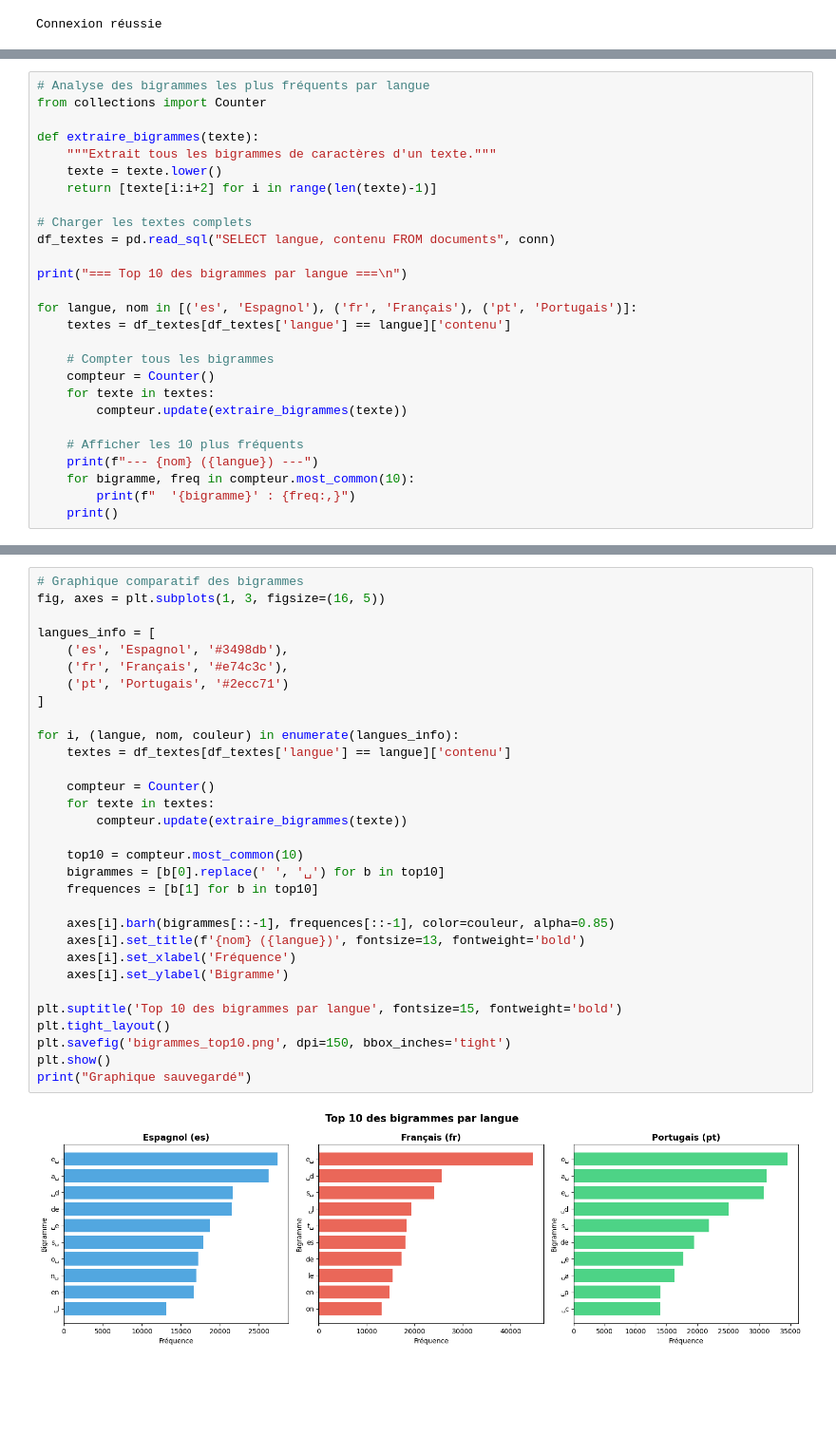
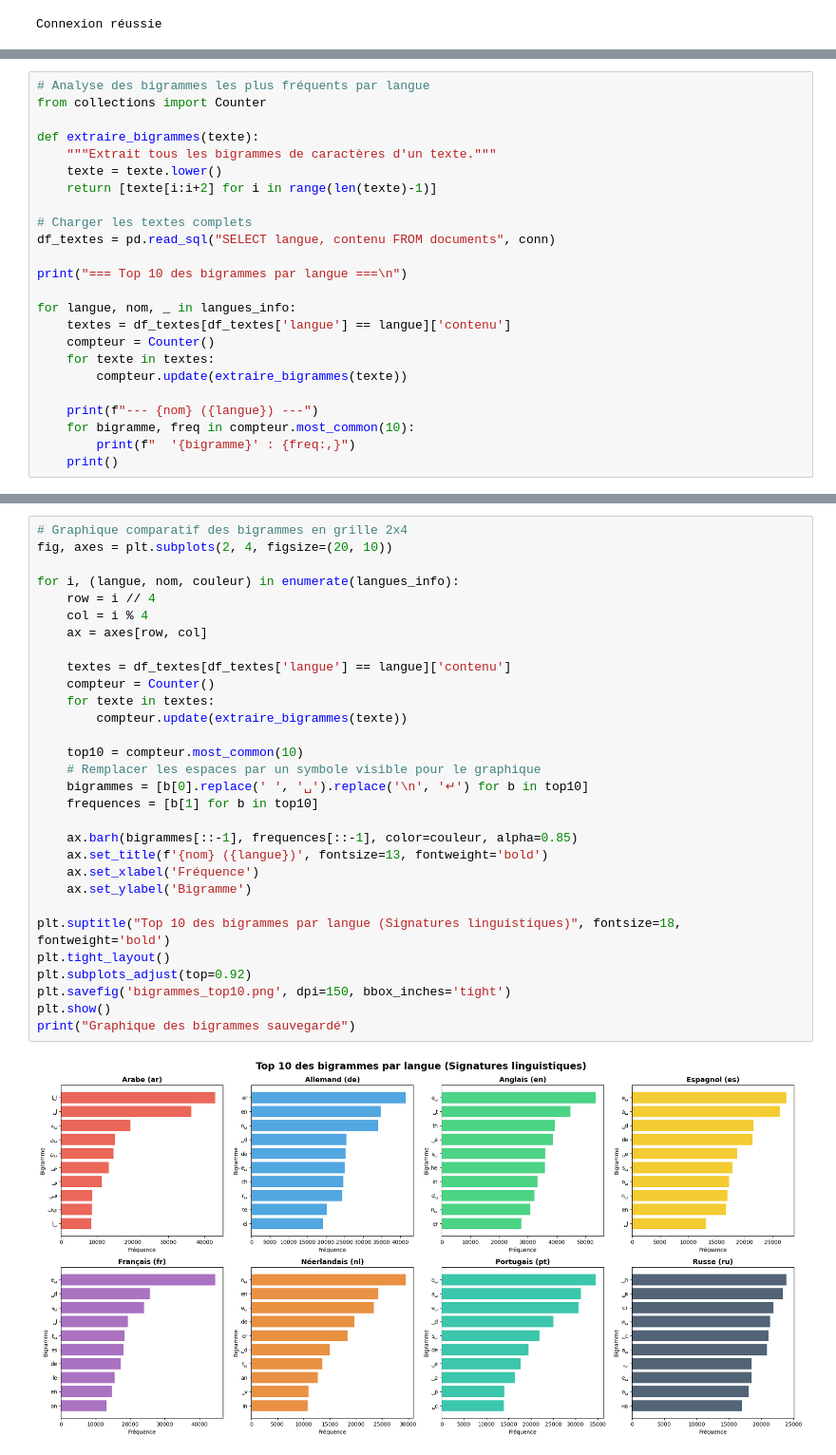
Before and after one commit to heavyrainMK/projet_langue, a Jupyter notebook: notebooks/exploration_corpus.ipynb, the cells around one changed output, grey strips where cells are left out. Shown at 95% size. Cells and saved outputs as stored; diff of their text form; blank space fills up the shorter version.

```diff
--- a/notebooks/exploration_corpus.ipynb
+++ b/notebooks/exploration_corpus.ipynb
@@ -97,15 +114,12 @@ df_textes = pd.read_sql("SELECT langue, contenu FROM documents", conn)
 
 print("=== Top 10 des bigrammes par langue ===\n")
 
-for langue, nom in [('es', 'Espagnol'), ('fr', 'Français'), ('pt', 'Portugais')]:
+for langue, nom, _ in langues_info:
     textes = df_textes[df_textes['langue'] == langue]['contenu']
-
-    # Compter tous les bigrammes
     compteur = Counter()
     for texte in textes:
         compteur.update(extraire_bigrammes(texte))
 
-    # Afficher les 10 plus fréquents
     print(f"--- {nom} ({langue}) ---")
     for bigramme, freq in compteur.most_common(10):
         print(f"  '{bigramme}' : {freq:,}")
@@ -131,33 +145,32 @@ for langue, nom in [('es', 'Espagnol'), ('fr', 'Français'), ('pt', 'Portugais')
 # %%
-# Graphique comparatif des bigrammes
-fig, axes = plt.subplots(1, 3, figsize=(16, 5))
-
-langues_info = [
-    ('es', 'Espagnol', '#3498db'),
-    ('fr', 'Français', '#e74c3c'),
-    ('pt', 'Portugais', '#2ecc71')
-]
+# Graphique comparatif des bigrammes en grille 2x4
+fig, axes = plt.subplots(2, 4, figsize=(20, 10))
 
 for i, (langue, nom, couleur) in enumerate(langues_info):
+    row = i // 4
+    col = i % 4
+    ax = axes[row, col]
+
     textes = df_textes[df_textes['langue'] == langue]['contenu']
-
     compteur = Counter()
     for texte in textes:
         compteur.update(extraire_bigrammes(texte))
 
     top10 = compteur.most_common(10)
-    bigrammes = [b[0].replace(' ', '␣') for b in top10]
+    # Remplacer les espaces par un symbole visible pour le graphique
+    bigrammes = [b[0].replace(' ', '␣').replace('\n', '↵') for b in top10]
     frequences = [b[1] for b in top10]
 
-    axes[i].barh(bigrammes[::-1], frequences[::-1], color=couleur, alpha=0.85)
-    axes[i].set_title(f'{nom} ({langue})', fontsize=13, fontweight='bold')
-    axes[i].set_xlabel('Fréquence')
-    axes[i].set_ylabel('Bigramme')
+    ax.barh(bigrammes[::-1], frequences[::-1], color=couleur, alpha=0.85)
+    ax.set_title(f'{nom} ({langue})', fontsize=13, fontweight='bold')
+    ax.set_xlabel('Fréquence')
+    ax.set_ylabel('Bigramme')
 
-plt.suptitle('Top 10 des bigrammes par langue', fontsize=15, fontweight='bold')
+plt.suptitle("Top 10 des bigrammes par langue (Signatures linguistiques)", fontsize=18, fontweight='bold')
 plt.tight_layout()
+plt.subplots_adjust(top=0.92)
 plt.savefig('bigrammes_top10.png', dpi=150, bbox_inches='tight')
 plt.show()
-print("Graphique sauvegardé")
+print("Graphique des bigrammes sauvegardé")
 # %% [output]
-[figure, old version]
+[figure, new version]
```
Also changed, not shown: parts of 9 cells of this notebook, 2 other files.
